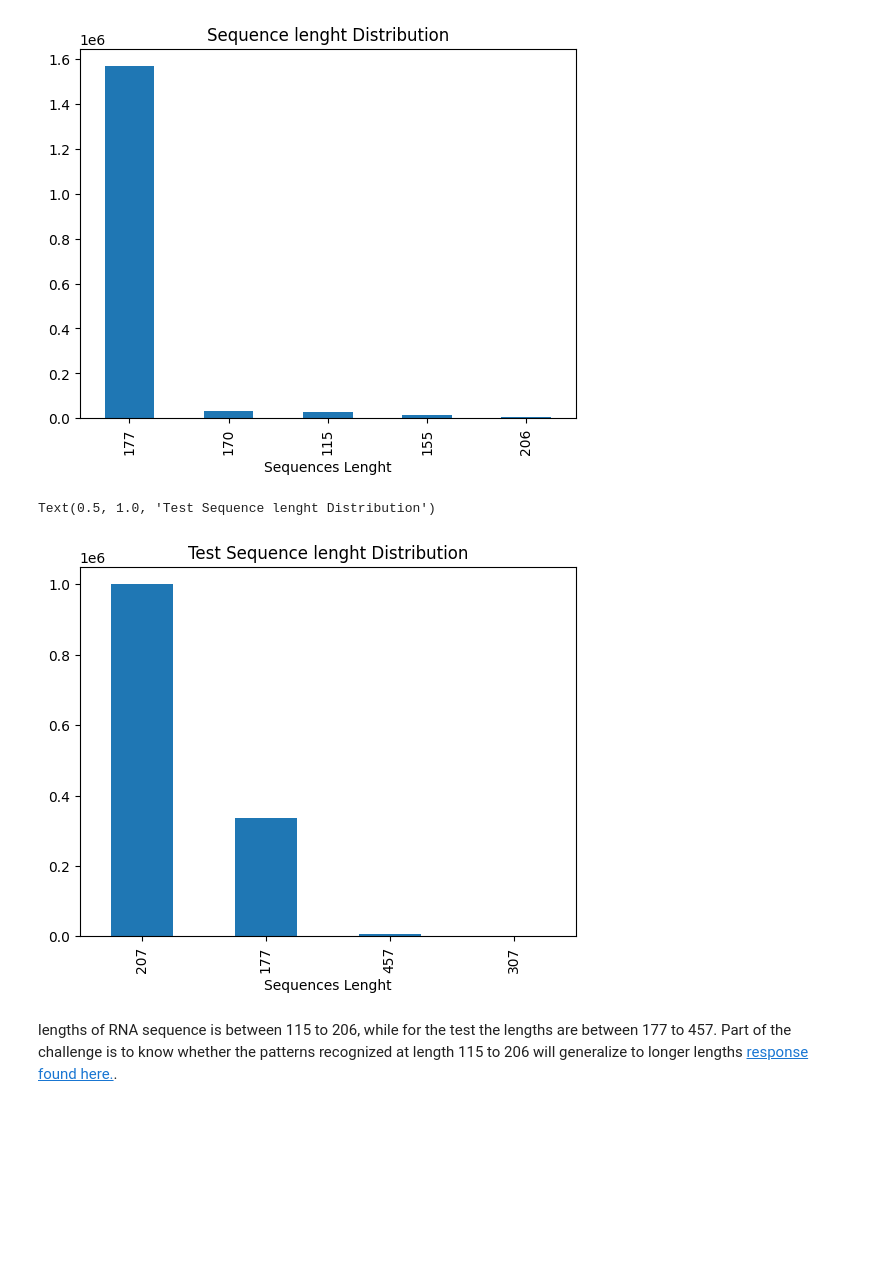
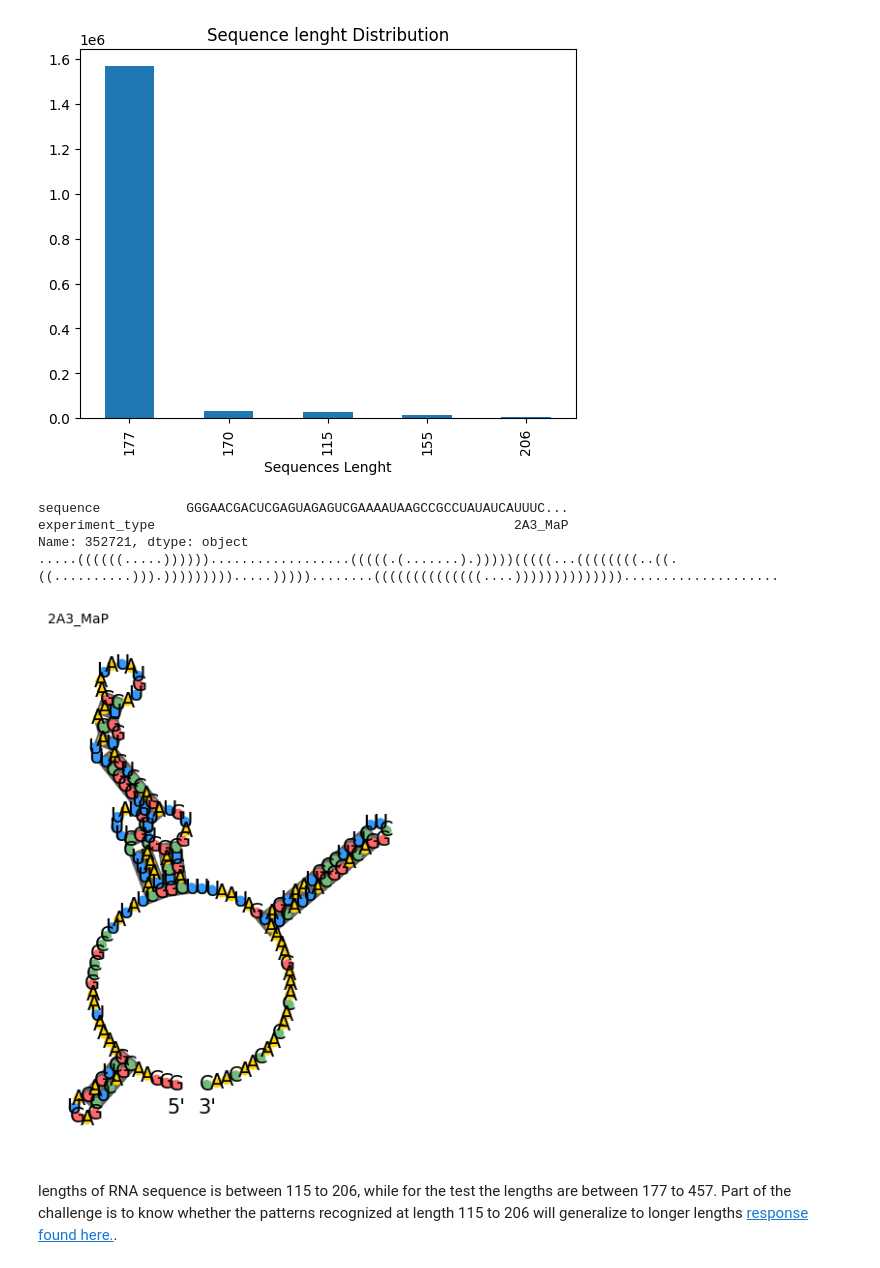
Before and after one commit to SmogJ/Kaggle-Competition----Stanford-Ribonanza-RNA-Folding, a Jupyter notebook: 1st-ribo-note.ipynb, the cells around one changed output. Drawn from its saved outputs; the diff is of its cells as text; code cells hidden in the pictures; blank space fills up the shorter version.

```diff
--- a/1st-ribo-note.ipynb
+++ b/1st-ribo-note.ipynb
@@ -295,18 +179,15 @@ plt.title("Sequence lenght Distribution")
 # %% [output]
 Text(0.5, 1.0, 'Sequence lenght Distribution')
 [figure]
-# %%
-seq_test_len= opt_test.sequence.apply(len)
-seq_test_len = seq_test_len.value_counts()
-# seq_len = pd.Series(seq_len)
-# seq_len
-
-seq_test_len.plot.bar()
-plt.xlabel("Sequences Lenght")
-plt.title("Test Sequence lenght Distribution")
-# %% [output]
-Text(0.5, 1.0, 'Test Sequence lenght Distribution')
-[figure, removed]
+# %%
+# Visualizing RNA  sequence for 2A3 MaP
+rna_viz(opt_train, "2A3_MaP",  "eternafold")
+# %% [output]
+sequence           GGGAACGACUCGAGUAGAGUCGAAAAUAAGCCGCCUAUAUCAUUUC...
+experiment_type                                              2A3_MaP
+Name: 352721, dtype: object
+.....((((((.....))))))..................(((((.(.......).)))))(((((...((((((((..((.((..........))).))))))))).....)))))........((((((((((((((....))))))))))))))....................
+[figure, added]
 # %% [markdown]
 lengths of RNA sequence is between 115 to 206, while for the test the lengths are between 177 to 457.  Part of the challenge is to know whether the patterns recognized at length 115 to 206 will generalize to longer lengths [response found here.](https://www.kaggle.com/competitions/stanford-ribonanza-rna-folding/discussion/453147#2513582).
 # %%
```
Also changed, not shown: parts of 34 cells of this notebook.
